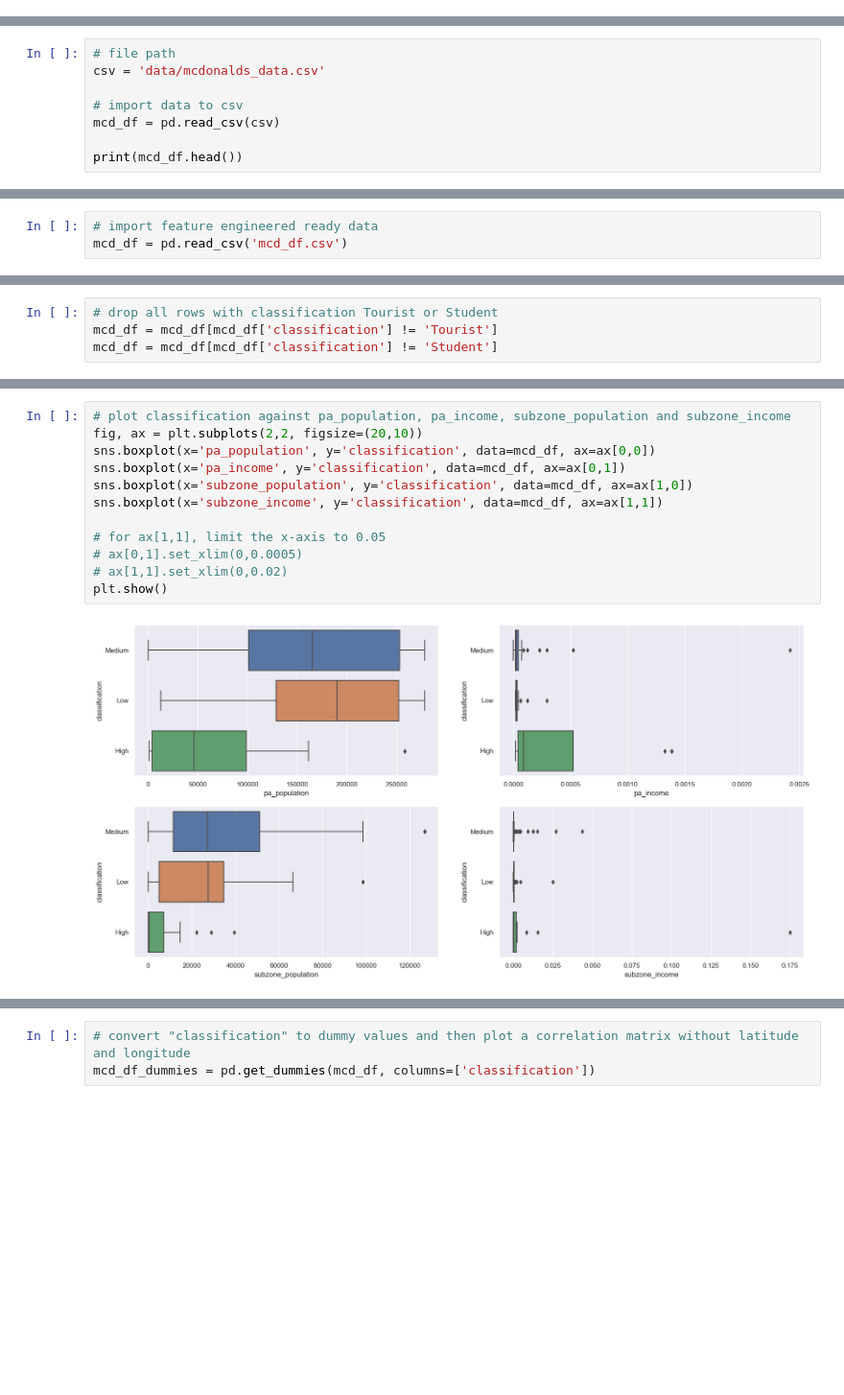
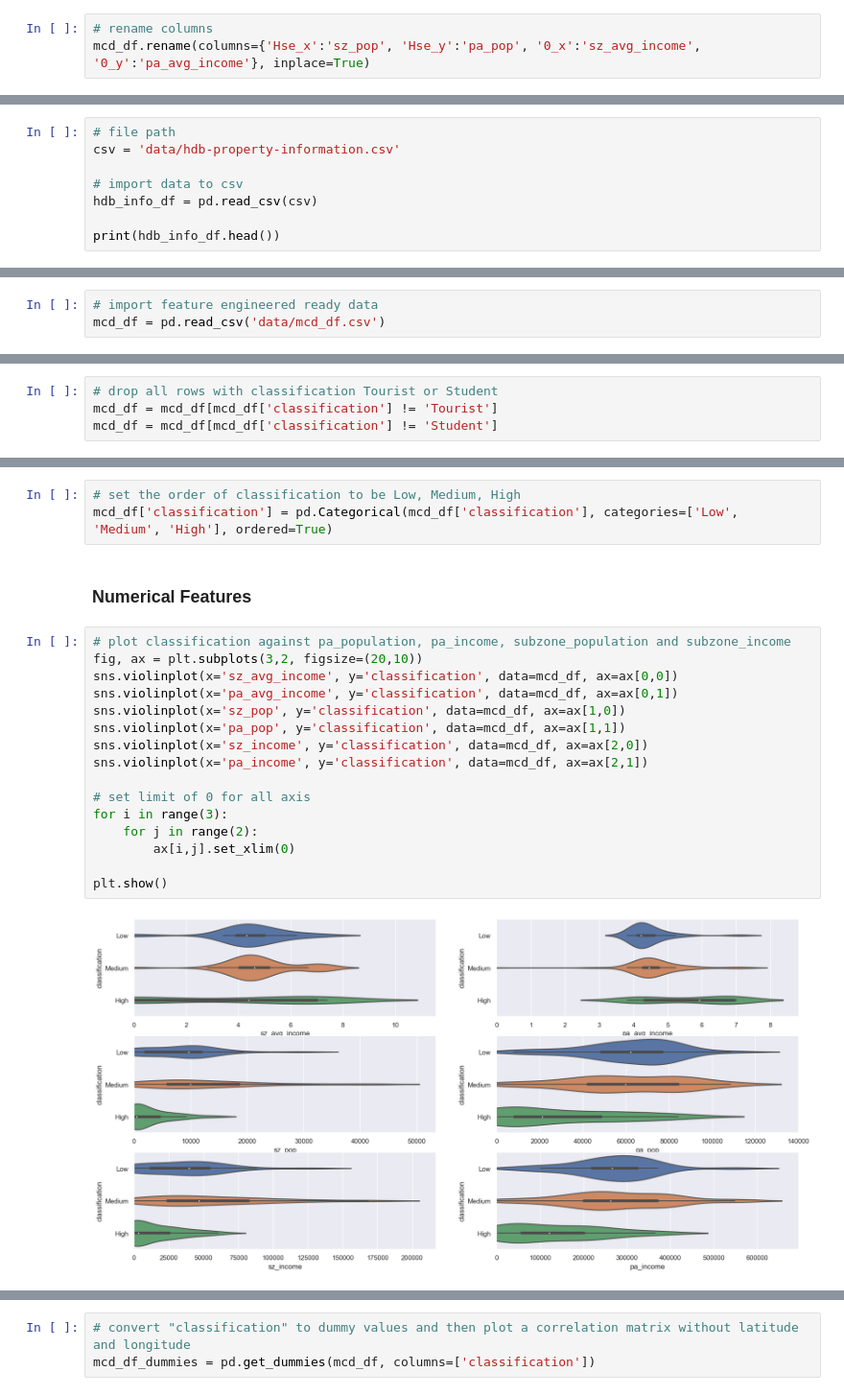
Before and after one commit to NicsLvl/McPredictor, a Jupyter notebook: mcd.ipynb, the cells around one changed output, grey strips where cells are left out. Shown at 96% size. Saved outputs shown, nothing was run; the diff lists cells and outputs as text; blank space fills up the shorter version.

```diff
--- a/mcd.ipynb
+++ b/mcd.ipynb
@@ -323,0 +795,3 @@ traffic_df.to_csv(csv_file_name)
+# %%
+# rename columns
+mcd_df.rename(columns={'Hse_x':'sz_pop', 'Hse_y':'pa_pop', '0_x':'sz_avg_income', '0_y':'pa_avg_income'}, inplace=True)
@@ -328,9 +863,9 @@ traffic_df.to_csv(csv_file_name)
 # %%
 # file path
-csv = 'data/mcdonalds_data.csv'
+csv = 'data/hdb-property-information.csv'
 
 # import data to csv
-mcd_df = pd.read_csv(csv)
+hdb_info_df = pd.read_csv(csv)
 
-print(mcd_df.head())
+print(hdb_info_df.head())
 # %% [output]
@@ -869,3 +1258,3 @@ mcd_df.to_csv('mcd_df.csv', index=False)
 # %%
 # import feature engineered ready data
-mcd_df = pd.read_csv('mcd_df.csv')
+mcd_df = pd.read_csv('data/mcd_df.csv')
@@ -965,14 +1342,23 @@ mcd_df = mcd_df[mcd_df['classification'] != 'Student']
+# %%
+# set the order of classification to be Low, Medium, High
+mcd_df['classification'] = pd.Categorical(mcd_df['classification'], categories=['Low', 'Medium', 'High'], ordered=True)
+# %% [markdown]
+### Numerical Features
 # %%
 # plot classification against pa_population, pa_income, subzone_population and subzone_income
-fig, ax = plt.subplots(2,2, figsize=(20,10))
-sns.boxplot(x='pa_population', y='classification', data=mcd_df, ax=ax[0,0])
-sns.boxplot(x='pa_income', y='classification', data=mcd_df, ax=ax[0,1])
-sns.boxplot(x='subzone_population', y='classification', data=mcd_df, ax=ax[1,0])
-sns.boxplot(x='subzone_income', y='classification', data=mcd_df, ax=ax[1,1])
+fig, ax = plt.subplots(3,2, figsize=(20,10))
+sns.violinplot(x='sz_avg_income', y='classification', data=mcd_df, ax=ax[0,0])
+sns.violinplot(x='pa_avg_income', y='classification', data=mcd_df, ax=ax[0,1])
+sns.violinplot(x='sz_pop', y='classification', data=mcd_df, ax=ax[1,0])
+sns.violinplot(x='pa_pop', y='classification', data=mcd_df, ax=ax[1,1])
+sns.violinplot(x='sz_income', y='classification', data=mcd_df, ax=ax[2,0])
+sns.violinplot(x='pa_income', y='classification', data=mcd_df, ax=ax[2,1])
 
-# for ax[1,1], limit the x-axis to 0.05
-# ax[0,1].set_xlim(0,0.0005)
-# ax[1,1].set_xlim(0,0.02)
+# set limit of 0 for all axis
+for i in range(3):
+    for j in range(2):
+        ax[i,j].set_xlim(0)
+
 plt.show()
 # %% [output]
-[figure, old version]
+[figure, new version]
```
Also changed, not shown: parts of 156 cells of this notebook, 13 other files.
